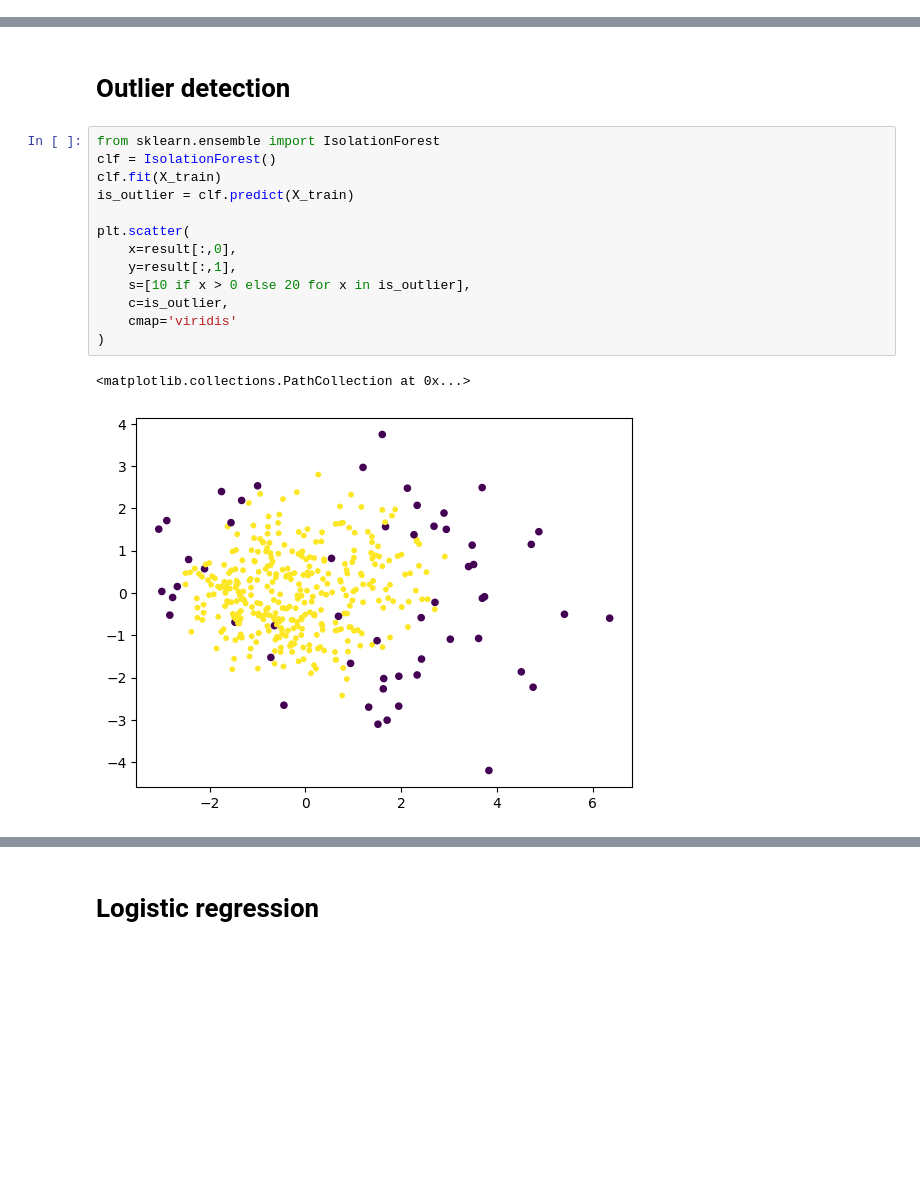
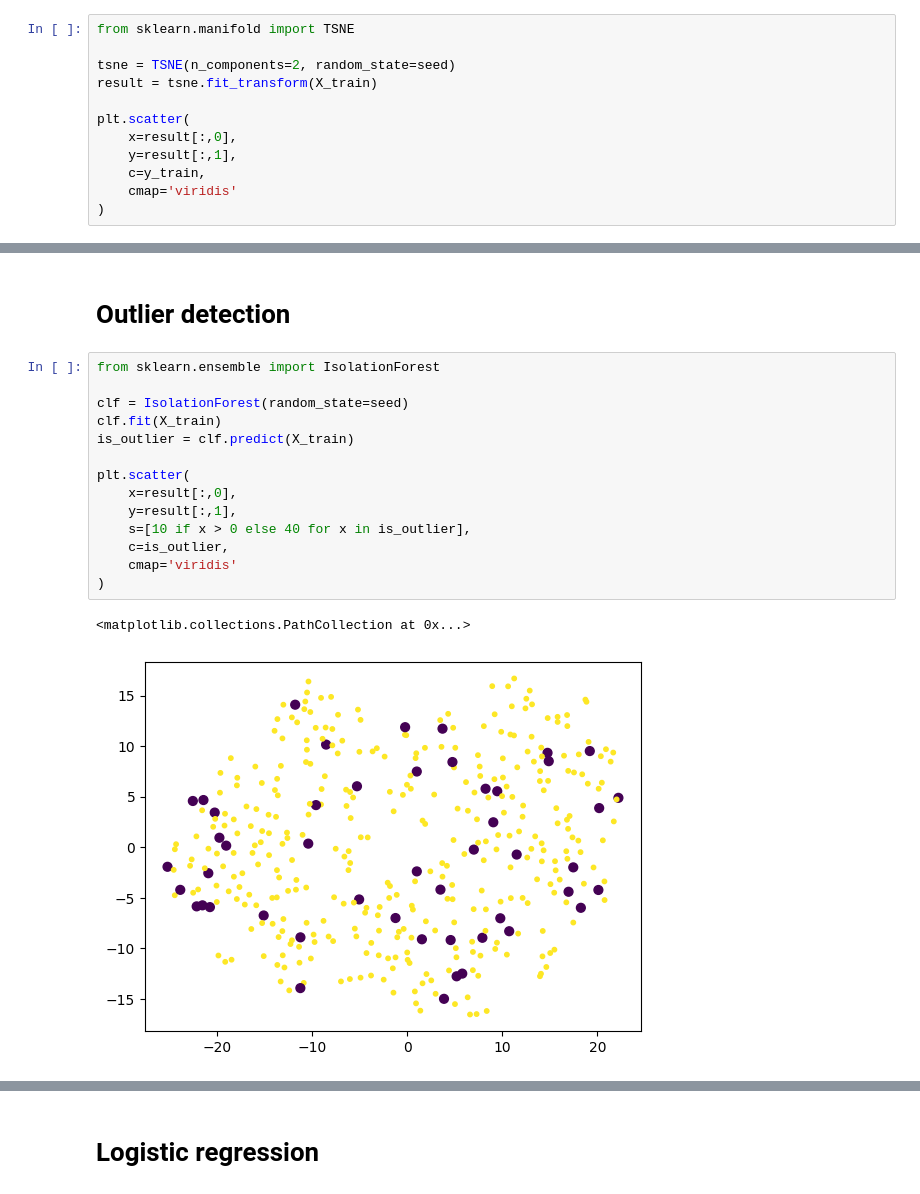
Before and after one commit to w4bo/AA2425-unibo-mldm, a Jupyter notebook: slides/lab-09-breastcancer.solution.ipynb, the cells around one changed output, grey strips where cells are left out. Cells and saved outputs as stored; diff of their text form; blank space fills up the shorter version.

Commit message:
fix: outlier detection

```diff
--- a/slides/lab-09-breastcancer.solution.ipynb
+++ b/slides/lab-09-breastcancer.solution.ipynb
@@ -369,0 +386,12 @@ plt.scatter(
+# %%
+from sklearn.manifold import TSNE
+
+tsne = TSNE(n_components=2, random_state=seed)
+result = tsne.fit_transform(X_train)
+
+plt.scatter(
+    x=result[:,0],
+    y=result[:,1],
+    c=y_train,
+    cmap='viridis'
+)
@@ -371,17 +402,18 @@ plt.scatter(
 # Outlier detection
 # %%
 from sklearn.ensemble import IsolationForest
-clf = IsolationForest()
+
+clf = IsolationForest(random_state=seed)
 clf.fit(X_train)
 is_outlier = clf.predict(X_train)
 
 plt.scatter(
     x=result[:,0],
     y=result[:,1],
-    s=[10 if x > 0 else 20 for x in is_outlier],
+    s=[10 if x > 0 else 40 for x in is_outlier],
     c=is_outlier,
     cmap='viridis'
 )
 # %% [output]
 <matplotlib.collections.PathCollection at 0x...>
-[figure, old version]
+[figure, new version]
```
Also changed, not shown: parts of 21 cells of this notebook.
